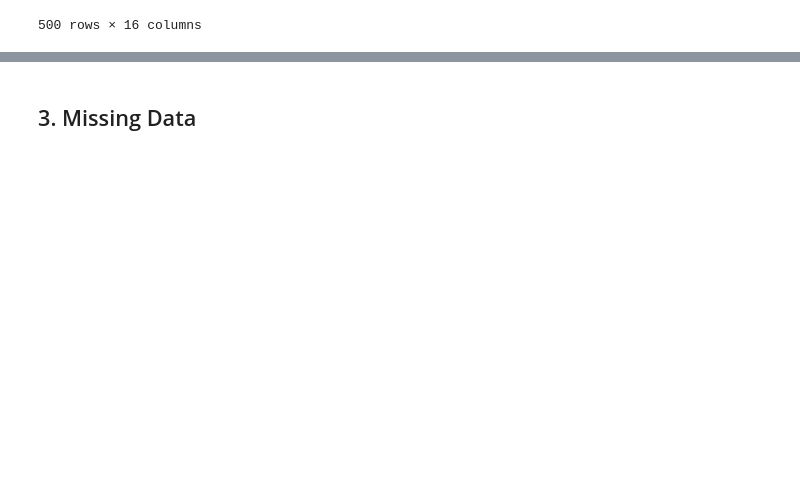
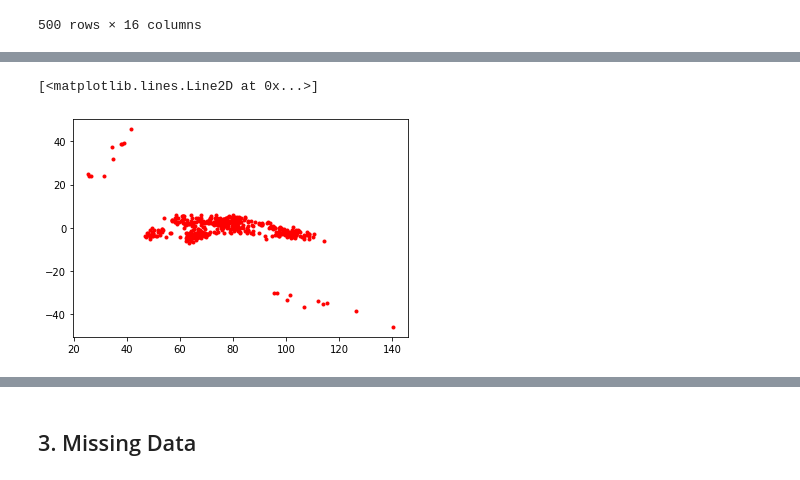
Before and after one commit to DanielTranDS/TransactionalRetailData-Wrangling-EDA, a Jupyter notebook: TransactionalRetail_Codes.ipynb, the cells around one changed output, grey strips where cells are left out. Cells and saved outputs as stored; diff of their text form; code cells hidden in the pictures; blank space fills up the shorter version.

Commit message:
Implement removing outliers from Outlier dataset

```diff
--- a/TransactionalRetail_Codes.ipynb
+++ b/TransactionalRetail_Codes.ipynb
@@ -1124,0 +1146,6 @@ dirty_data_cleansed
+# %%
+#We work with a copy of outlier_data, called outlier_data_1, which only contains the relavant regressors and the target
+outlier_data_1=outlier_data.copy()
+outlier_data_1=outlier_data_1[['delivery_charges','season','distance_to_nearest_warehouse',
+                               'is_happy_customer','is_expedited_delivery']]
+outlier_data_1
@@ -1124,0 +1168,3 @@ dirty_data_cleansed
+# %%
+outlier_data_1=pd.get_dummies(data=outlier_data_1)
+outlier_data_1.head(5)
@@ -1124,0 +1178,5 @@ dirty_data_cleansed
+# %%
+#Using all the other columns in outlier_data_1 to predict delivery_charges
+lm_for_outlier=LinearRegression()
+lm_for_outlier.fit(outlier_data_1[[x for x in outlier_data_1.columns if x!="delivery_charges"]],
+                   outlier_data_1["delivery_charges"])
@@ -1124,0 +1185,3 @@ dirty_data_cleansed
+# %%
+#Get the fitted values of delivery_charges as a new column fitted_delivery_charges
+outlier_data_1["fitted_delivery_charges"]=lm_for_outlier.predict(outlier_data_1.drop(["delivery_charges"],axis=1))
@@ -1124,0 +1197,9 @@ dirty_data_cleansed
+# %%
+#Create a new column that returns the residuals between the fitted values and actual value of delivery_charges
+outlier_data_1["residual"]=outlier_data_1["fitted_delivery_charges"]-outlier_data_1["delivery_charges"]
+
+#Create a scatterplot of the actual delivery_charges vs the residual
+plt.plot(outlier_data_1["delivery_charges"],outlier_data_1["residual"],'.r')
+# %% [output]
+[<matplotlib.lines.Line2D at 0x...>]
+[figure, added]
```
Also changed, not shown: parts of 17 cells of this notebook.
